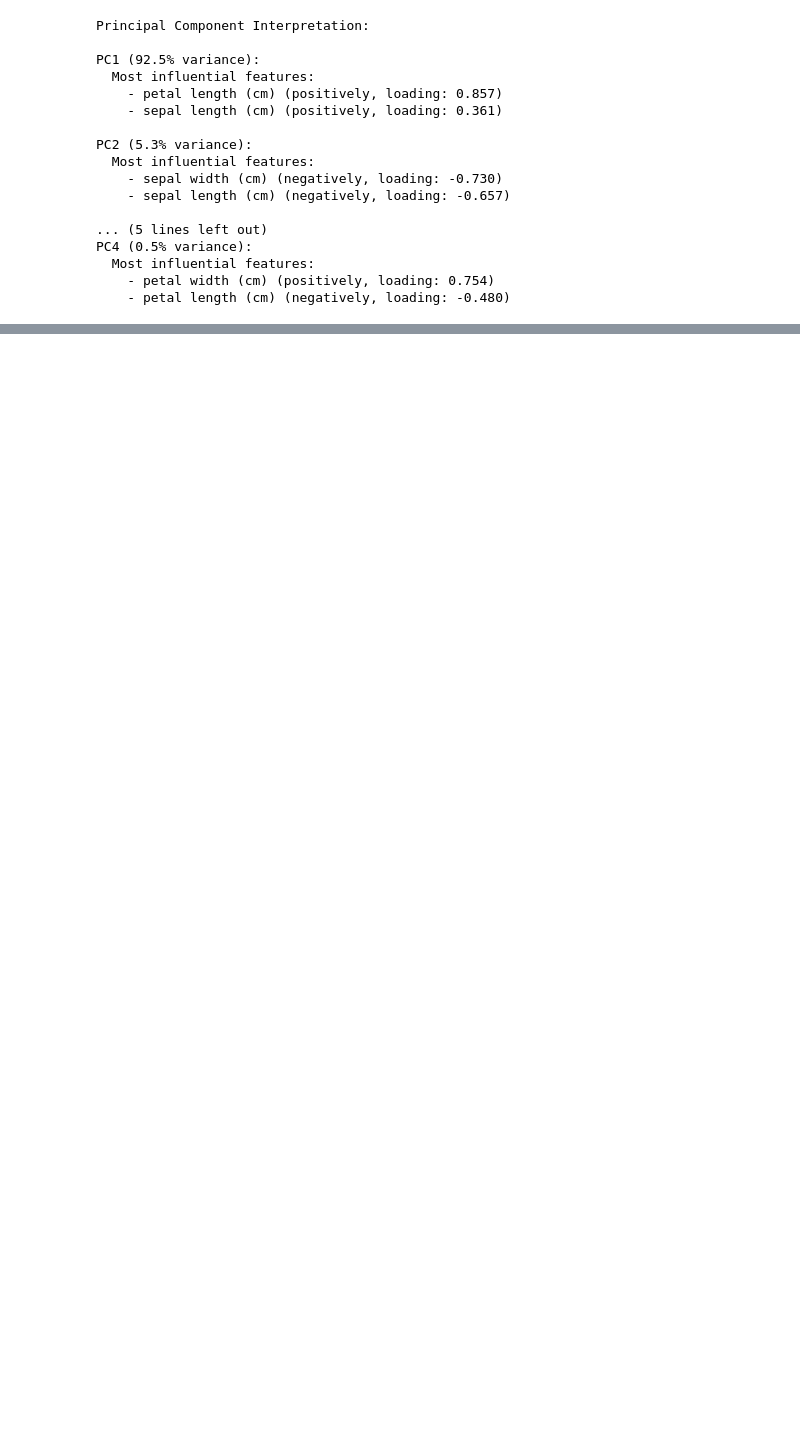
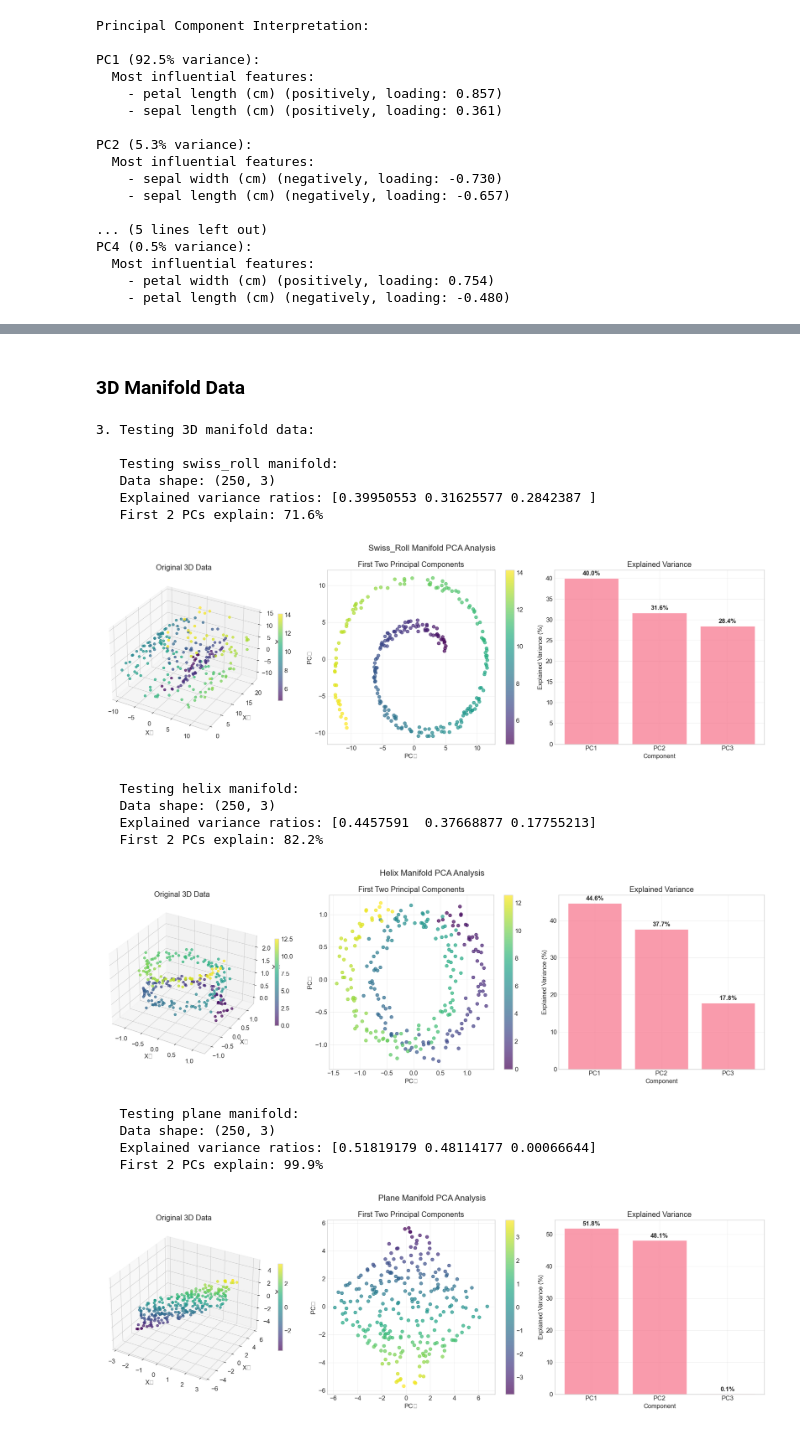
Before and after one commit to NMsby/pca-machine-learning-lab, a Jupyter notebook: notebooks/02_pca_from_scratch.ipynb, the cells around one changed output, grey strips where cells are left out. Drawn from its saved outputs; the diff is of its cells as text; code cells hidden in the pictures; blank space fills up the shorter version.

```diff
--- a/notebooks/02_pca_from_scratch.ipynb
+++ b/notebooks/02_pca_from_scratch.ipynb
@@ -703,0 +774,45 @@ PC4 (0.5% variance):
+# %% [markdown]
+### 3D Manifold Data
+# %%
+print("\n3. Testing 3D manifold data:")
+
+# Test different manifold types
+manifold_types = ['swiss_roll', 'helix', 'plane']
+
+for manifold_type in manifold_types:
+    print(f"\n   Testing {manifold_type} manifold:")
+
+    X_3d, colors = generate_3d_manifold(n_samples=250,
+                                       manifold_type=manifold_type,
+                                       noise_std=0.1,
+                                       random_state=456)
+
+    # Apply PCA
+    pca_3d = PCA(n_components=3)
+    X_3d_pca = pca_3d.fit_transform(X_3d)
+
+    print(f"   Data shape: {X_3d.shape}")
+    print(f"   Explained variance ratios: {pca_3d.explained_variance_ratio_}")
+    print(f"   First 2 PCs explain: {np.sum(pca_3d.explained_variance_ratio_[:2])*100:.1f}%")
+
+    # Visualize
+    plot_3d_pca_results(X_3d, X_3d_pca, pca_3d, labels=colors,
+                       title=f"{manifold_type.title()} Manifold PCA Analysis")
+# %% [output]
+3. Testing 3D manifold data:
+
+   Testing swiss_roll manifold:
+   Data shape: (250, 3)
+   Explained variance ratios: [0.39950553 0.31625577 0.2842387 ]
+   First 2 PCs explain: 71.6%
+[figure, added]
+   Testing helix manifold:
+   Data shape: (250, 3)
+   Explained variance ratios: [0.4457591  0.37668877 0.17755213]
+   First 2 PCs explain: 82.2%
+[figure, added]
+   Testing plane manifold:
+   Data shape: (250, 3)
+   Explained variance ratios: [0.51819179 0.48114177 0.00066644]
+   First 2 PCs explain: 99.9%
+[figure, added]
```
Also changed, not shown: parts of 12 cells of this notebook, 2 other files.
